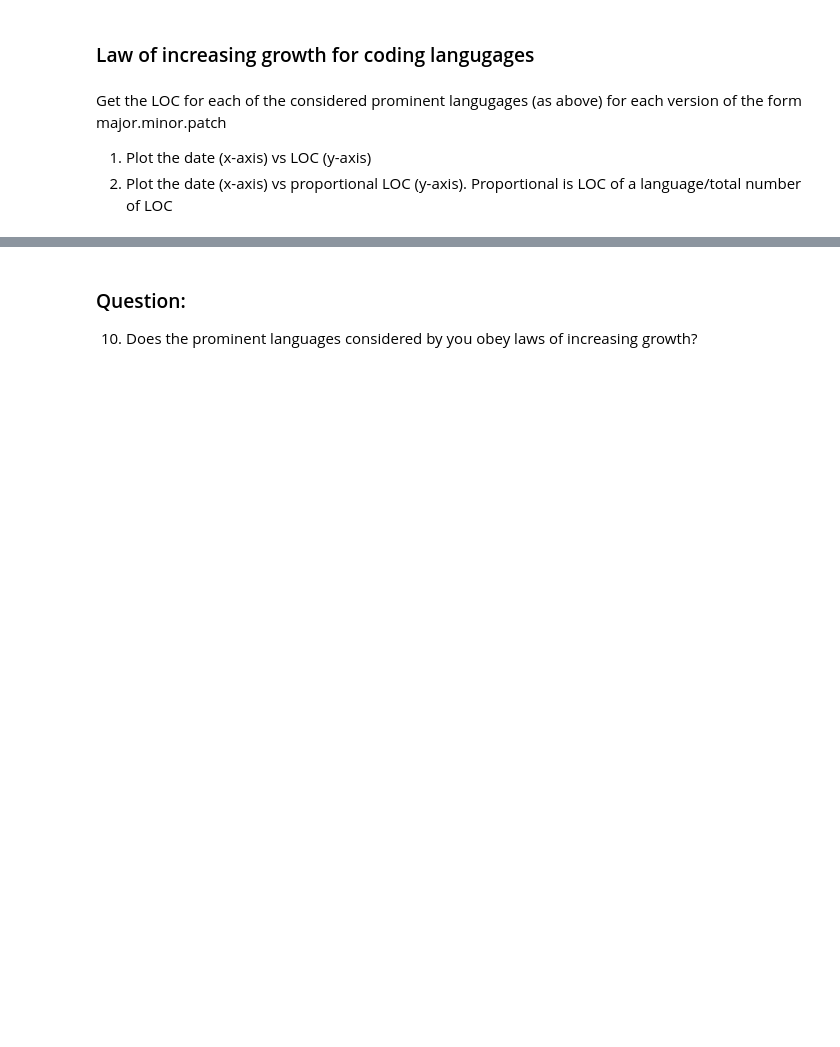
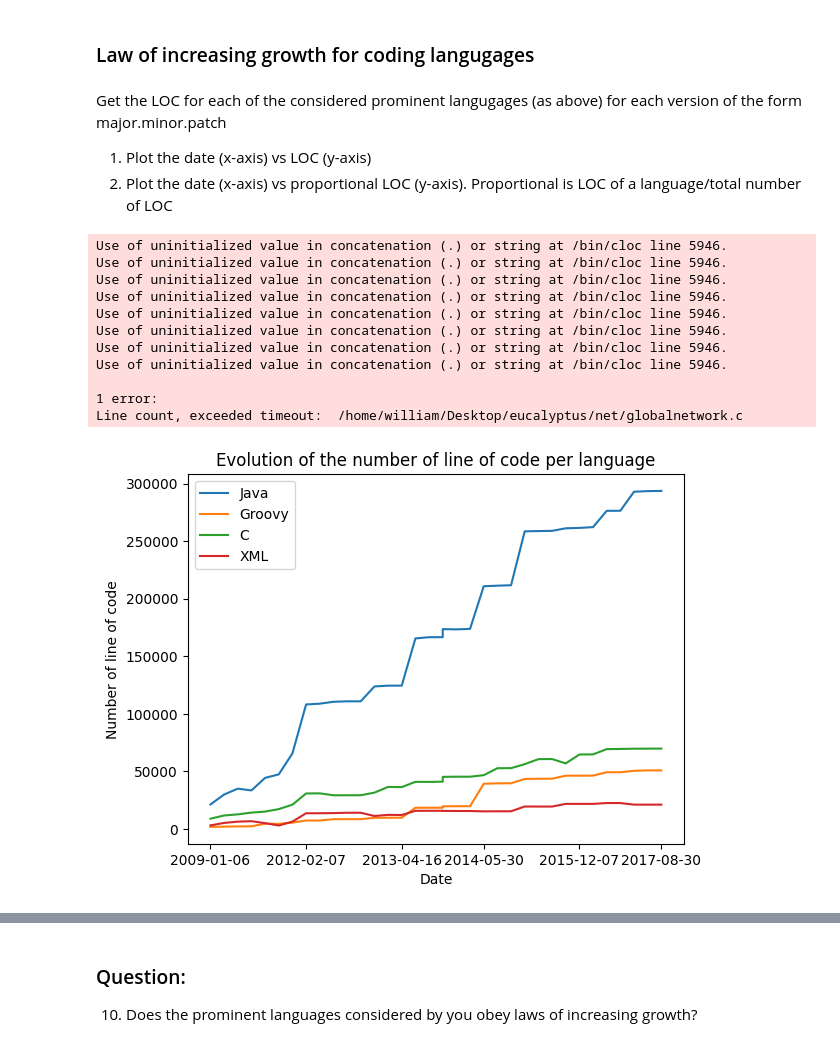
Before and after one commit to william-walcarius/Software_evolution_TP2_2023, a Jupyter notebook: TP2_section2.ipynb, the cells around one changed output, grey strips where cells are left out. Saved outputs shown, nothing was run; the diff lists cells and outputs as text; code cells hidden in the pictures; blank space fills up the shorter version.

```diff
--- a/TP2_section2.ipynb
+++ b/TP2_section2.ipynb
@@ -434,5 +424,48 @@ Get the LOC for each of the considered prominent langugages (as above) for each
 2) Plot the date (x-axis) vs proportional LOC (y-axis). Proportional is LOC of a language/total number of LOC
 # %%
 # Your code to get the LOC for each prominent language of each version
+def get_LOC_prominent_tag(tag, prominent_lang):
+    lang_loc = getLOC(tag)
+    loc_pro_tag = []
+    for l in prominent_lang:
+        loc_pro_tag.append(lang_loc[l])
+    return loc_pro_tag
+
+loc_lang_tags = {}
+for l in prominent_lang:
+    loc_lang_tags[l] = []
+
+
+for tag in major_minor_patch_versions:
+    loc = get_LOC_prominent_tag(tag,prominent_lang)
+    for i in range(len(prominent_lang)):
+        lang = prominent_lang[i]
+        loc_lang_tags[lang].append(loc[i])
+
+
+date = df_major_minor_patch.get('date')
+for l in prominent_lang:
+    y = loc_lang_tags[l]
+    plt.plot(date,y,label=l)
+
+plt.xlabel("Date")
+plt.ylabel("Number of line of code")
+plt.title("Evolution of the number of line of code per language")
+plt.xticks(t3[[0,7,14,21,28,34]])
+plt.legend()
+plt.show()
+# %% [output]
+Use of uninitialized value in concatenation (.) or string at /bin/cloc line 5946.
+Use of uninitialized value in concatenation (.) or string at /bin/cloc line 5946.
+Use of uninitialized value in concatenation (.) or string at /bin/cloc line 5946.
+Use of uninitialized value in concatenation (.) or string at /bin/cloc line 5946.
+Use of uninitialized value in concatenation (.) or string at /bin/cloc line 5946.
+Use of uninitialized value in concatenation (.) or string at /bin/cloc line 5946.
+Use of uninitialized value in concatenation (.) or string at /bin/cloc line 5946.
+Use of uninitialized value in concatenation (.) or string at /bin/cloc line 5946.
+
+1 error:
+Line count, exceeded timeout:  /home/william/Desktop/eucalyptus/net/globalnetwork.c
+[figure, added]
 # %%
 # Your plotting code here
```
Also changed, not shown: parts of 15 cells of this notebook.
